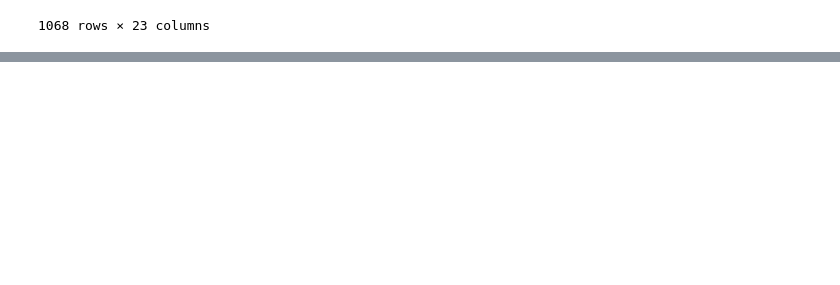
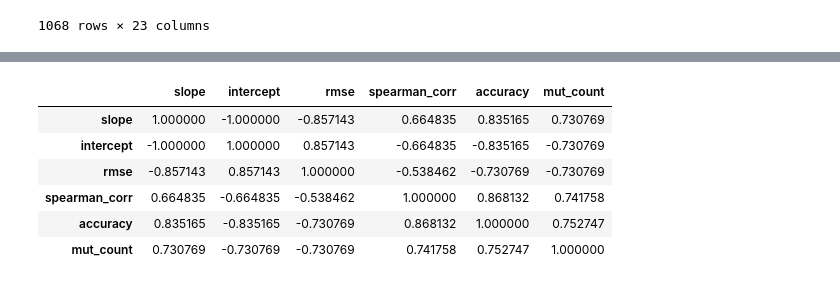
Before and after one commit to mitoclub/AminoAcidShift, a Jupyter notebook: human_germline.ipynb, the cells around one changed output, grey strips where cells are left out. Cells and saved outputs as stored; diff of their text form; code cells hidden in the pictures; blank space fills up the shorter version.

Commit message:
metrics corr

```diff
--- a/human_germline.ipynb
+++ b/human_germline.ipynb
@@ -237,3 +237,6 @@ obs[obs.GeneRef == 'ND6']
 | 117122 | A[G>A]C | GAGCA | GAACA | 15279 | 1.000000 | 1.000000 | 0.996470 | Node262 | S6105N | 14162 | G | ... |
 | 117486 | T[T>C]T | GTTTA | GTCTA | 15444 | 1.000000 | 1.000000 | 0.999981 | Node3911 | Node3930 | 14325 | T | ... |
 1068 rows × 23 columns
+# %%
+metrics = pd.read_csv('./megatree_fit_metrics.csv', index_col=0)[['slope', 'intercept', 'rmse', 'spearman_corr', 'accuracy', 'mut_count']]
+metrics
@@ -239,0 +259,10 @@ obs[obs.GeneRef == 'ND6']
+# %%
+metrics.corr('spearman')
+# %% [output]
+|  | slope | intercept | rmse | spearman_corr | accuracy | mut_count |
+| slope | 1.000000 | -1.000000 | -0.857143 | 0.664835 | 0.835165 | 0.730769 |
+| intercept | -1.000000 | 1.000000 | 0.857143 | -0.664835 | -0.835165 | -0.730769 |
+| rmse | -0.857143 | 0.857143 | 1.000000 | -0.538462 | -0.730769 | -0.730769 |
+| spearman_corr | 0.664835 | -0.664835 | -0.538462 | 1.000000 | 0.868132 | 0.741758 |
+| accuracy | 0.835165 | -0.835165 | -0.730769 | 0.868132 | 1.000000 | 0.752747 |
+| mut_count | 0.730769 | -0.730769 | -0.730769 | 0.741758 | 0.752747 | 1.000000 |
```
Also changed, not shown: parts of 2 cells of this notebook.
